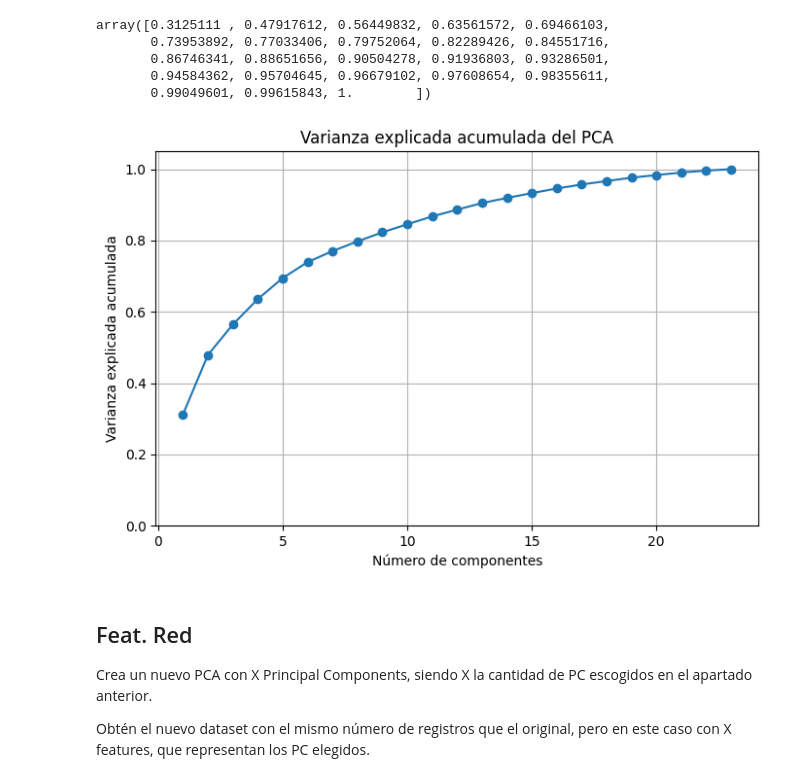
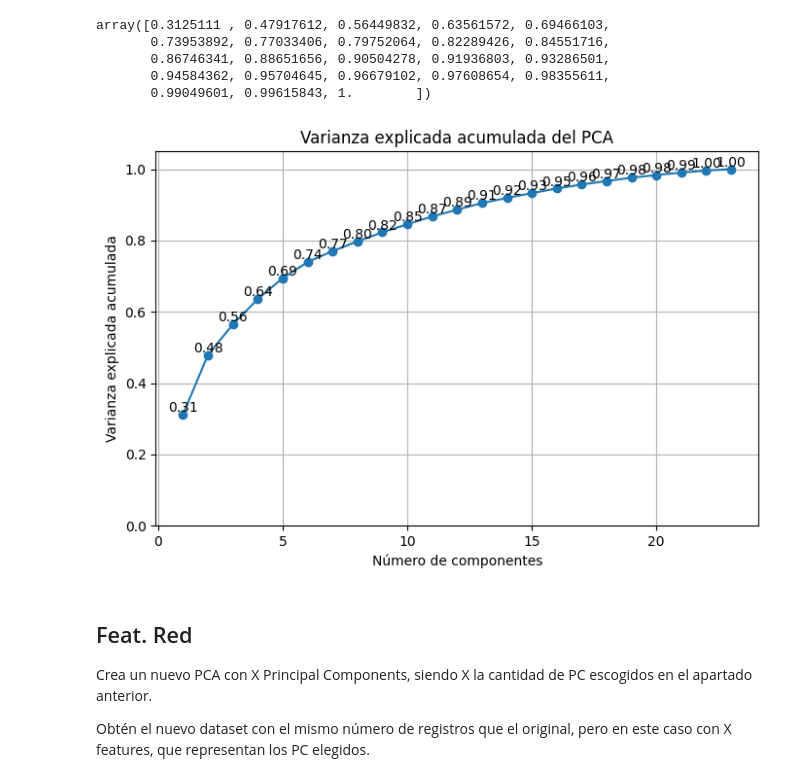
Before and after one commit to naiamerino/2026-02-BILBAO-FT-Data-Science, a Jupyter notebook: 3-Machine_Learning/2-No_Supervisado/2-PCA/Practica/1_Nutrition PCA_NMG.ipynb, the cells around one changed output. Saved outputs shown, nothing was run; the diff lists cells and outputs as text; code cells hidden in the pictures.

```diff
--- a/3-Machine_Learning/2-No_Supervisado/2-PCA/Practica/1_Nutrition PCA_NMG.ipynb
+++ b/3-Machine_Learning/2-No_Supervisado/2-PCA/Practica/1_Nutrition PCA_NMG.ipynb
@@ -155,18 +155,22 @@ array([0.3125111 , 0.47917612, 0.56449832, 0.63561572, 0.69466103,
 # %%
 #En gráfico
 plt.figure(figsize=(8,5))
 plt.plot(range(1, len(var_acum) + 1), var_acum, marker='o')
+
+# Añadir valores en cada punto
+for i, v in enumerate(var_acum):
+    plt.text(i+1, v, f'{v:.2f}', ha='center', va='bottom')
 
 plt.xlabel('Número de componentes')
 plt.ylabel('Varianza explicada acumulada')
 plt.title('Varianza explicada acumulada del PCA')
 
 plt.ylim(0, 1.05)
 plt.grid(True)
 
 plt.show()
 # %% [output]
-[figure, old version]
+[figure, new version]
 # %%
 # Con 6 componentes ya se tiene una varianza acumulada de 0.73953892 (el número se ve en el array arriba)
 # (entre 70 y 75)
```
Also changed, not shown: parts of 3 cells of this notebook, 18 other files.
